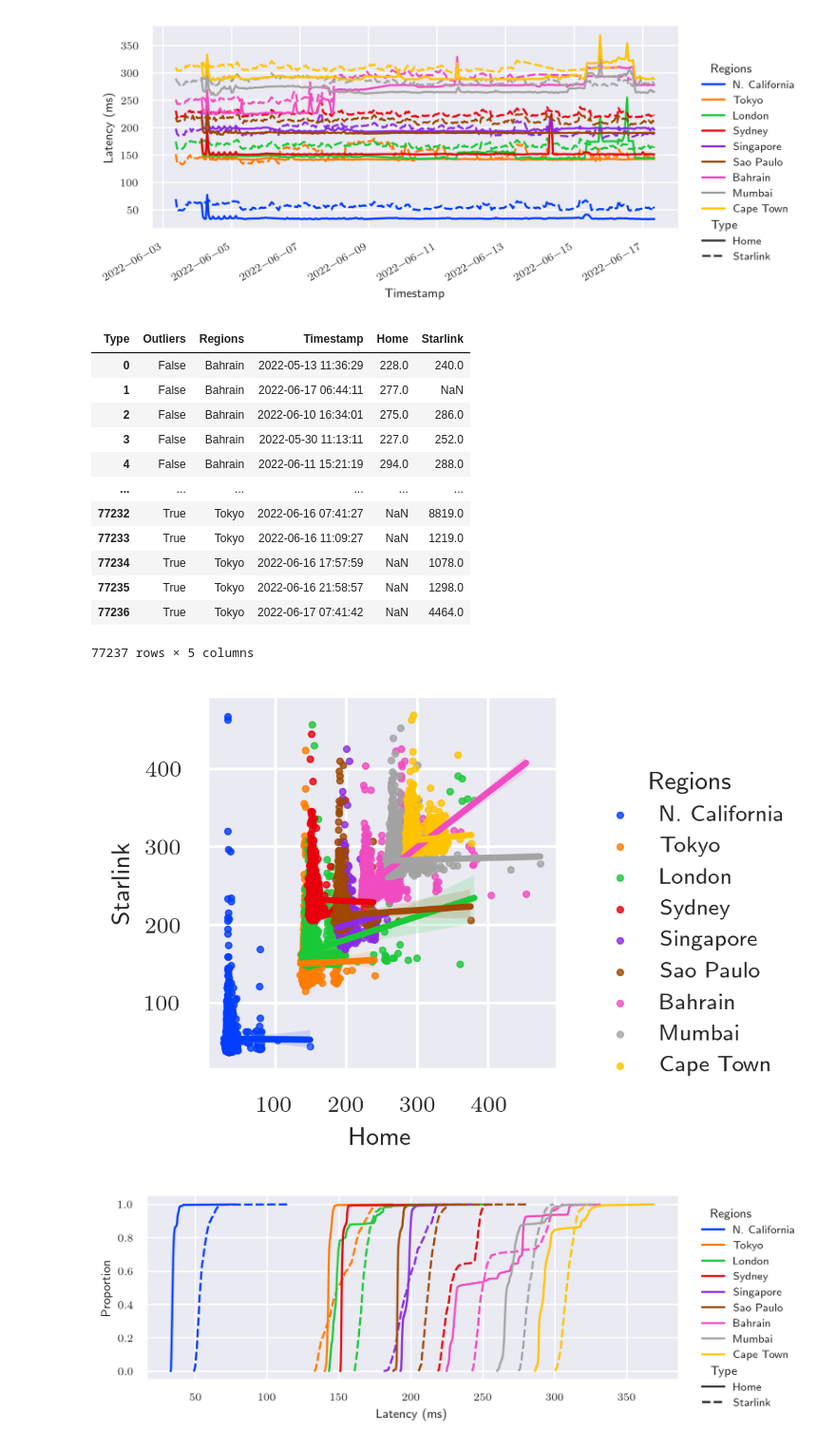
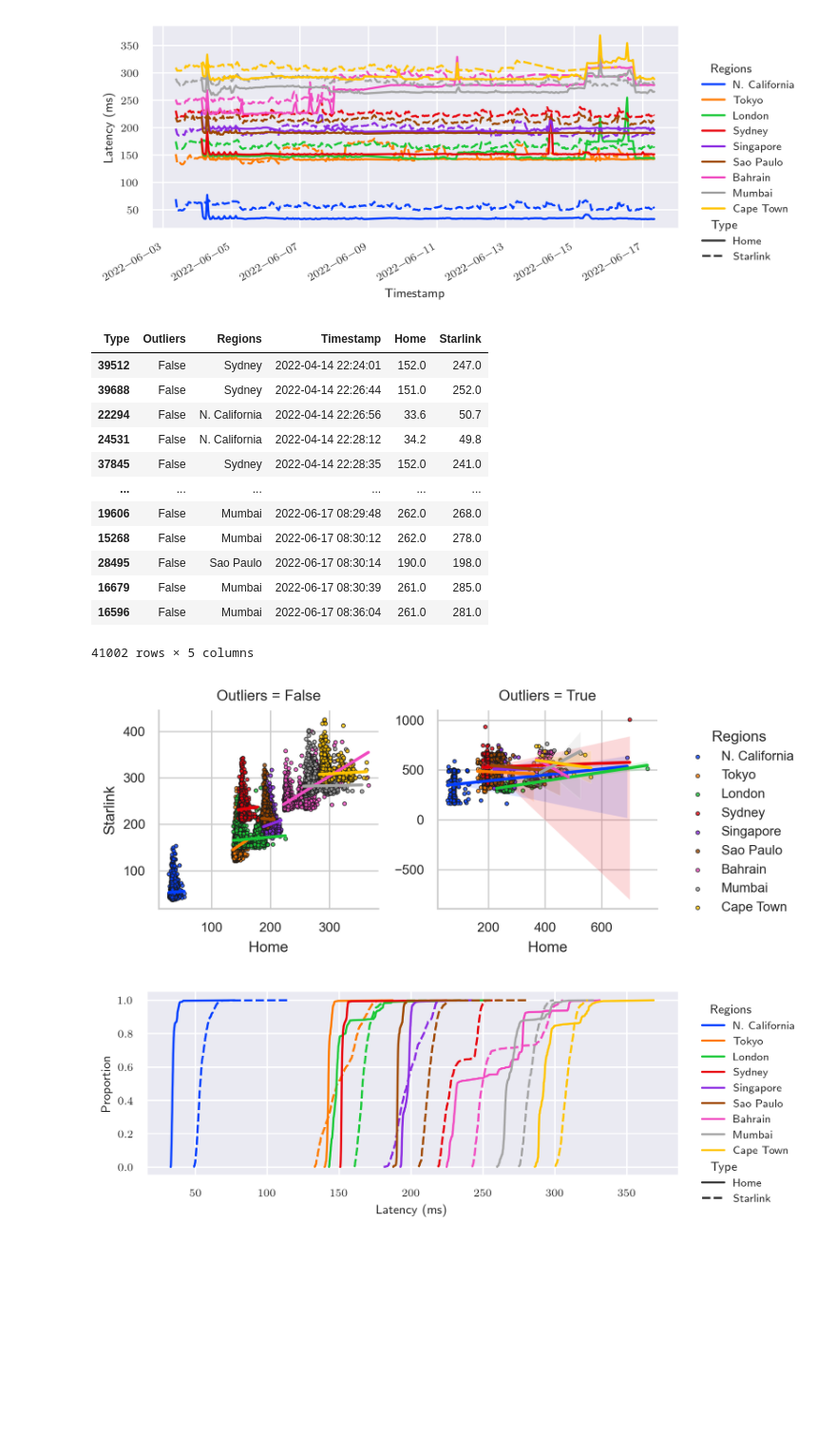
Before and after one commit to Starlink-Measurement/starlink-plot, a Jupyter notebook: plot_ping.ipynb, the cells around one changed output. Shown at 95% size. Drawn from its saved outputs; the diff is of its cells as text; code cells hidden in the pictures; blank space fills up the shorter version.

Commit message:
Update plots and outliers

```diff
--- a/plot_ping.ipynb
+++ b/plot_ping.ipynb
@@ -32,6 +32,7 @@ N_TYPE = 'Type'
 N_LATENCY = 'Latency (ms)'
 
 N_STARLINK = 'Starlink'
+N_STARLINK_REMOTE = 'Starlink Remote'
 N_HOME = 'Home'
 
 REGION_ORDER = ['N. California', 'Tokyo', 'London', 'Sydney', 'Singapore',
@@ -46,8 +47,8 @@ REGION_ORDER = ['N. California', 'Tokyo', 'London', 'Sydney', 'Singapore',
 #    ('Starlink', 'data/starlink-data/Ping/2022-06-06_starlink_ping/'),
 #]
 
-out_path = 'output/Ping'
-filename = os.path.join(out_path, 'out_plot')
+OUT_PATH = 'output/Ping'
+filename = os.path.join(OUT_PATH, 'out_plot')
 # %%
 src_dirs = []
 for folder in glob.glob('data/starlink-data/Ping/*'):
@@ -75,5 +78,5 @@ sns.set(rc=sns_params)
 # %%
-df_old = pd.read_csv(os.path.join(out_path, '2022-06-17_end_all_ping_data.csv'), index_col=False)
+df_old = pd.read_csv(os.path.join(OUT_PATH, '2022-06-17_end_all_ping_data.csv'), index_col=False)
 df_old[N_TIMESTAMP] = pd.to_datetime(df_old[N_TIMESTAMP])
 df_old
 # %% [output]
@@ -161,10 +160,14 @@ def ecdf(data, array: bool=True):
     else:
         return x, y
 # %%
-# Remove outliers
+# Discern outliers
 N_OUTLIERS = 'Outliers'
-df_outliers = df.copy()
-df_outliers[N_OUTLIERS] = (np.abs(stats.zscore(df_outliers[N_LATENCY], nan_policy='omit')) >= 3.5)
+df_outliers = df_old.copy()
+zscore = np.abs(df_outliers.groupby([
+    N_TYPE, N_REGIONS])[N_LATENCY].transform(
+    lambda x : stats.zscore(x, ddof=1, nan_policy='omit')
+))
+df_outliers[N_OUTLIERS] = (np.abs(zscore) >= 3.5)
 df_outliers = df_outliers.sort_values(N_LATENCY)
 df_outliers
 
@@ -265,30 +296,38 @@ g_time.tight_layout()
 [figure]
 # %%
 df_sample = df_outliers[df_outliers[N_OUTLIERS] == False]
-df_sample = df_sample.pivot_table(index=[N_OUTLIERS, N_REGIONS,N_TIMESTAMP], columns=N_TYPE, values=N_LATENCY).reset_index()
-#df_sample = df_sample.dropna()
-df_outliers_type = df_outliers[df_outliers[N_OUTLIERS] == True]
-df_outliers_type = df_outliers_type.pivot_table(index=[N_OUTLIERS, N_REGIONS,N_TIMESTAMP], columns=N_TYPE, values=N_LATENCY).reset_index()
-#df_outliers_type = df_outliers_type.dropna()
+df_sample = df_sample.pivot_table(
+    index=[N_REGIONS,N_TIMESTAMP],
+    columns=N_TYPE,
+    values=[N_LATENCY, N_OUTLIERS],
+    aggfunc={N_LATENCY: np.mean,
+             N_OUTLIERS: np.logical_or}
+).reset_index()
+#df_outliers_type = df_outliers[df_outliers[N_OUTLIERS] == True]
+#df_outliers_type = df_outliers_type.pivot_table(index=[N_OUTLIERS, N_REGIONS,N_TIMESTAMP], columns=N_TYPE, values=N_LATENCY).reset_index()
 
 # https://stackoverflow.com/questions/39457762/python-pandas-conditionally-select-a-uniform-sample-from-a-dataframe
 df_sample = df_sample.groupby([N_REGIONS]).sample(5000)
-df_sample = pd.concat([df_sample, df_outliers_type]).reset_index(drop=True)
+#df_sample = pd.concat([df_sample, df_outliers_type]).reset_index(drop=True)
 df_sample
-# %% [output]
-| Type | Outliers | Regions | Timestamp | Home | Starlink |
-| 0 | False | Bahrain | 2022-05-13 11:36:29 | 228.0 | 240.0 |
-| 1 | False | Bahrain | 2022-06-17 06:44:11 | 277.0 | NaN |
-| 2 | False | Bahrain | 2022-06-10 16:34:01 | 275.0 | 286.0 |
-| 3 | False | Bahrain | 2022-05-30 11:13:11 | 227.0 | 252.0 |
-| 4 | False | Bahrain | 2022-06-11 15:21:19 | 294.0 | 288.0 |
-| ... | ... | ... | ... | ... | ... |
-| 77232 | True | Tokyo | 2022-06-16 07:41:27 | NaN | 8819.0 |
-| 77233 | True | Tokyo | 2022-06-16 11:09:27 | NaN | 1219.0 |
-| 77234 | True | Tokyo | 2022-06-16 17:57:59 | NaN | 1078.0 |
-| 77235 | True | Tokyo | 2022-06-16 21:58:57 | NaN | 1298.0 |
-| 77236 | True | Tokyo | 2022-06-17 07:41:42 | NaN | 4464.0 |
-77237 rows × 5 columns
+# %%
+t = df_sample.dropna()
+#t[t[N_OUTLIERS] == True]
+t.sort_values(N_TIMESTAMP)
+# %% [output]
+| Type | Outliers | Regions | Timestamp | Home | Starlink |
+| 39512 | False | Sydney | 2022-04-14 22:24:01 | 152.0 | 247.0 |
+| 39688 | False | Sydney | 2022-04-14 22:26:44 | 151.0 | 252.0 |
+| 22294 | False | N. California | 2022-04-14 22:26:56 | 33.6 | 50.7 |
+| 24531 | False | N. California | 2022-04-14 22:28:12 | 34.2 | 49.8 |
+| 37845 | False | Sydney | 2022-04-14 22:28:35 | 152.0 | 241.0 |
+| ... | ... | ... | ... | ... | ... |
+| 19606 | False | Mumbai | 2022-06-17 08:29:48 | 262.0 | 268.0 |
+| 15268 | False | Mumbai | 2022-06-17 08:30:12 | 262.0 | 278.0 |
+| 28495 | False | Sao Paulo | 2022-06-17 08:30:14 | 190.0 | 198.0 |
+| 16679 | False | Mumbai | 2022-06-17 08:30:39 | 261.0 | 285.0 |
+| 16596 | False | Mumbai | 2022-06-17 08:36:04 | 261.0 | 281.0 |
+41002 rows × 5 columns
 # %%
 df_out_sample = df_sample[df_sample[N_OUTLIERS] == True]
 df_out_sample.sort_values([N_STARLINK, N_HOME]).to_csv(f'{out_path}/outliers.csv')
@@ -297,30 +336,32 @@ df_all = df_outliers.pivot_table(index=[N_OUTLIERS, N_REGIONS,N_TIMESTAMP], colu
 # %%
 #df_type = df_processed.pivot_table(index=[N_OUTLIERS, N_REGIONS,N_TIMESTAMP], columns=N_TYPE, values=N_LATENCY).reset_index()
 df_type = df_sample
-df_type = df_type.dropna()
-g_scatter = sns.lmplot(data=df_type[df_type[N_OUTLIERS] == False], x=N_HOME, y=N_STARLINK,
-                        hue=N_REGIONS,# style=N_REGIONS,
-                        hue_order=REGION_ORDER,# style_order=REGION_ORDER,
+#df_type = df_type.dropna(subset=[N_HOME, N_STARLINK])
+g_scatter = sns.lmplot(data=df_type,
+                       col=N_OUTLIERS,
+                       x=N_HOME, y=N_STARLINK,
+                        hue=N_REGIONS, hue_order=REGION_ORDER,
                         palette='bright',
                         facet_kws={'sharex': False, 'sharey': False},
-                        scatter_kws={'s': 5, 'linewidth': 0.5},
+                        scatter_kws={'s': 5, 'linewidth': 0.5, 'edgecolor': 'k'},
                        #markers='x',
                        height=2.5)
 #g_scatter = sns.displot(data=df_type[df_type[N_OUTLIERS] == False], x=N_HOME, y=N_STARLINK,
 #                        binwidth=10,
 #                        hue=N_REGIONS, facet_kws={'sharex': False, 'sharey': False},
 #                       height=3, palette='colorblind')
 
 axes = g_scatter.axes.flatten()
 #for ax in axes:
 #    x0, x1 = ax.get_xlim()
 #    y0, y1 = ax.get_ylim()
 #    lims = [max(x0, y0), min(x1, y1)]
 #    ax.plot(lims, lims, '-r')
 #axes[1].set(yscale='log', xscale='log')
+#g_scatter.set_titles(col_template="{col_name}")
 g_scatter.tight_layout()
 # %% [output]
-[figure, old version]
+[figure, new version]
 # %%
 g_scatter.savefig(f'{out_path}/regression.pdf', bbox_inches='tight')
 # %%
```
Also changed, not shown: parts of 18 cells of this notebook, 3 other files.
